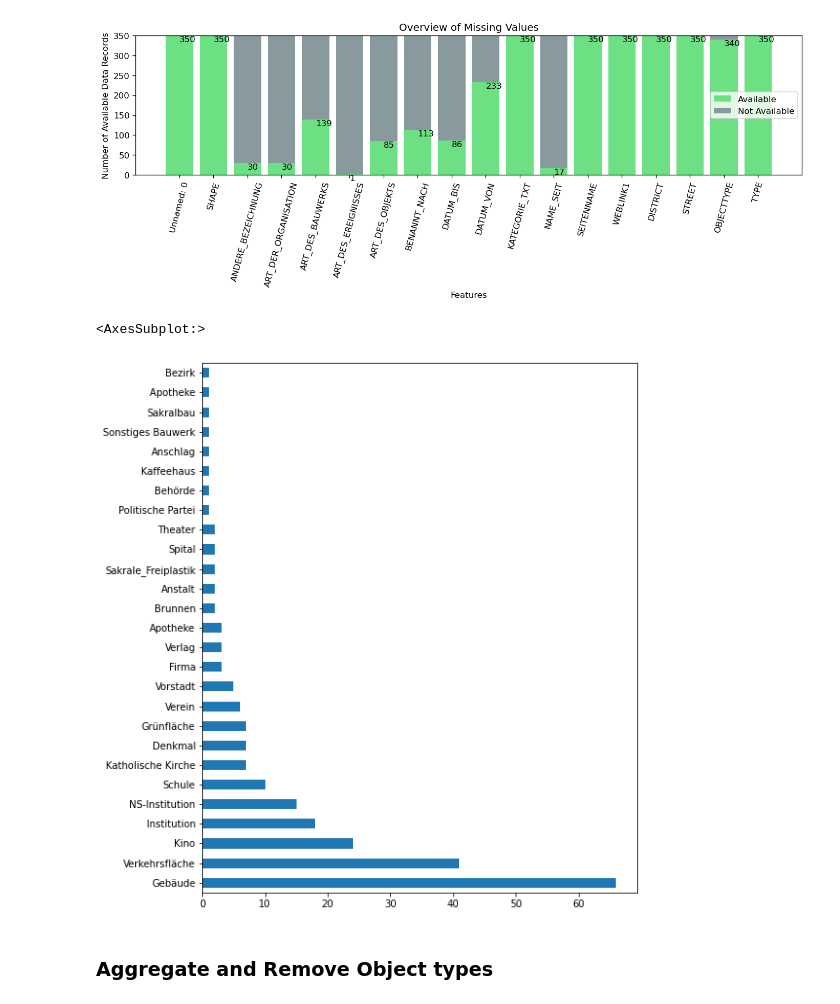
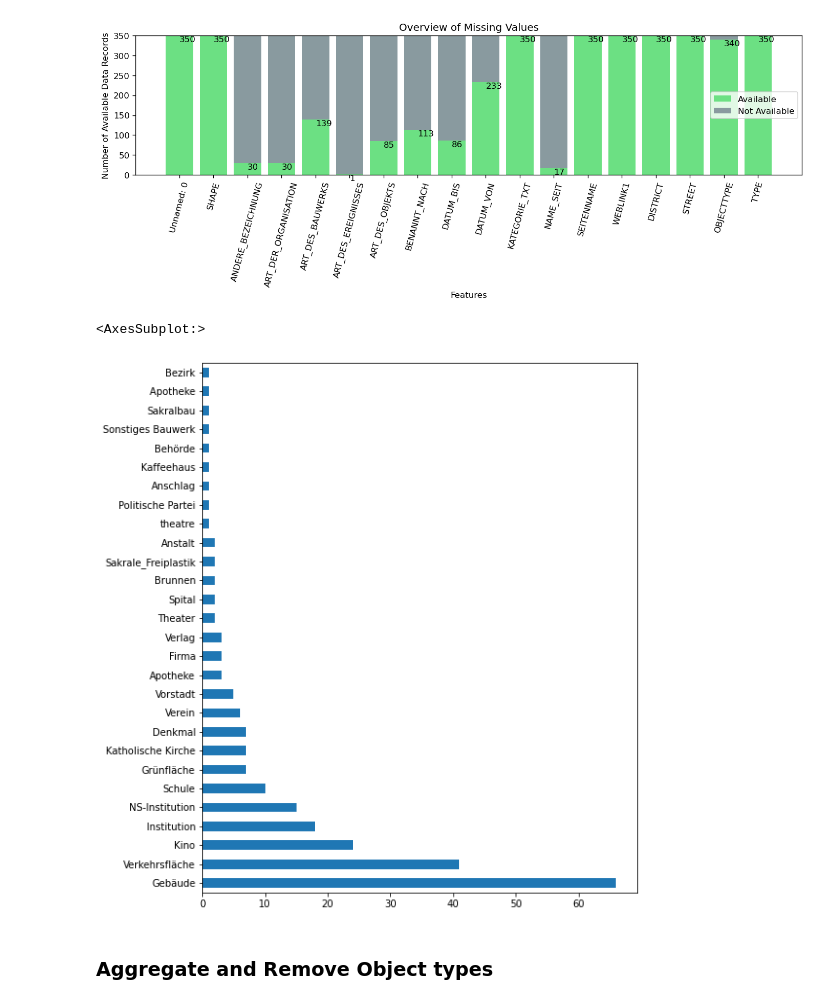
Before and after one commit to dario-x/history_seven, a Jupyter notebook: preprocessing.ipynb, the cells around one changed output. Saved outputs shown, nothing was run; the diff lists cells and outputs as text; code cells hidden in the pictures.

```diff
--- a/preprocessing.ipynb
+++ b/preprocessing.ipynb
@@ -327,22 +327,25 @@ visualize_missing_values(df_extended)
 # %% [output]
 [figure]
 # %%
-#aggregated_df = aggregated_df.apply(pd.to_numeric, downcast='integer', errors='ignore')
 
-aggregated_df = df_extended[['SEITENNAME', 'TYPE', 'DATUM_VON', 'DATUM_BIS', 'BENANNT_NACH', 'STREET',
-                   'DISTRICT', 'SHAPE', 'WEBLINK1']].copy()
+
+aggregated_df = df_extended[['SEITENNAME', 'TYPE', 'DATUM_VON', 'DATUM_BIS',
+                             'BENANNT_NACH', 'STREET', 'DISTRICT', 'SHAPE', 'WEBLINK1']].copy()
 
 aggregated_df['DATUM_VON'] = aggregated_df['DATUM_VON'].fillna(0).astype('int64', errors='ignore')
 aggregated_df['DATUM_BIS'] = aggregated_df['DATUM_BIS'].fillna(0).astype('int64', errors='ignore')
 
+
+aggregated_df.loc[df_extended["SEITENNAME"].str.contains("Volkstheater", case=False), "DATUM_VON"] = 1889
+aggregated_df.loc[df_extended["SEITENNAME"].str.contains("Volkstheater", case=False), "TYPE"] = "theatre"
+
 aggregated_df = aggregated_df.drop(aggregated_df[aggregated_df.DATUM_VON == 0].index)
 
 
-
 aggregated_df.TYPE.value_counts().plot(kind='barh',figsize=(8,10))
 # %% [output]
 <AxesSubplot:>
-[figure, old version]
+[figure, new version]
 # %% [markdown]
 ### Aggregate and Remove Object types
 # %%
```
Also changed, not shown: parts of 8 cells of this notebook, 55 other files.
